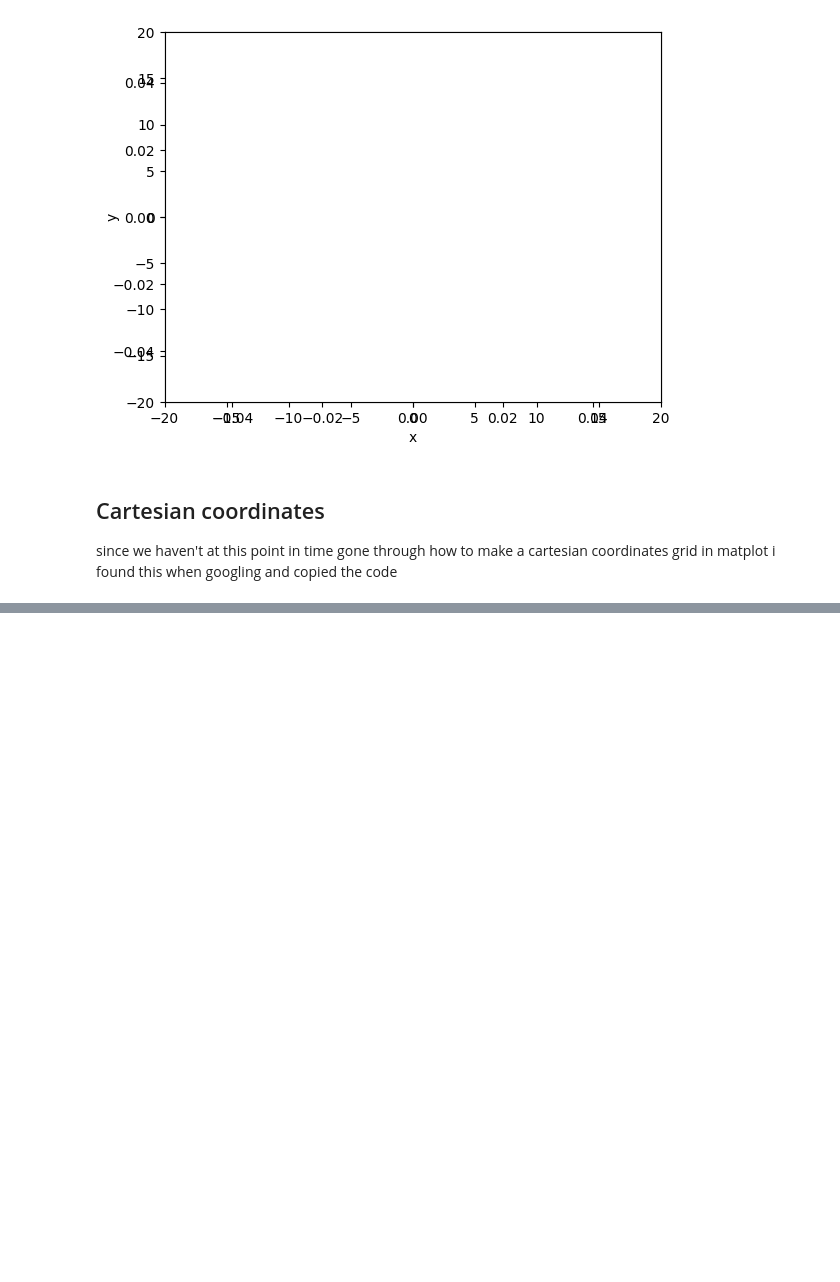
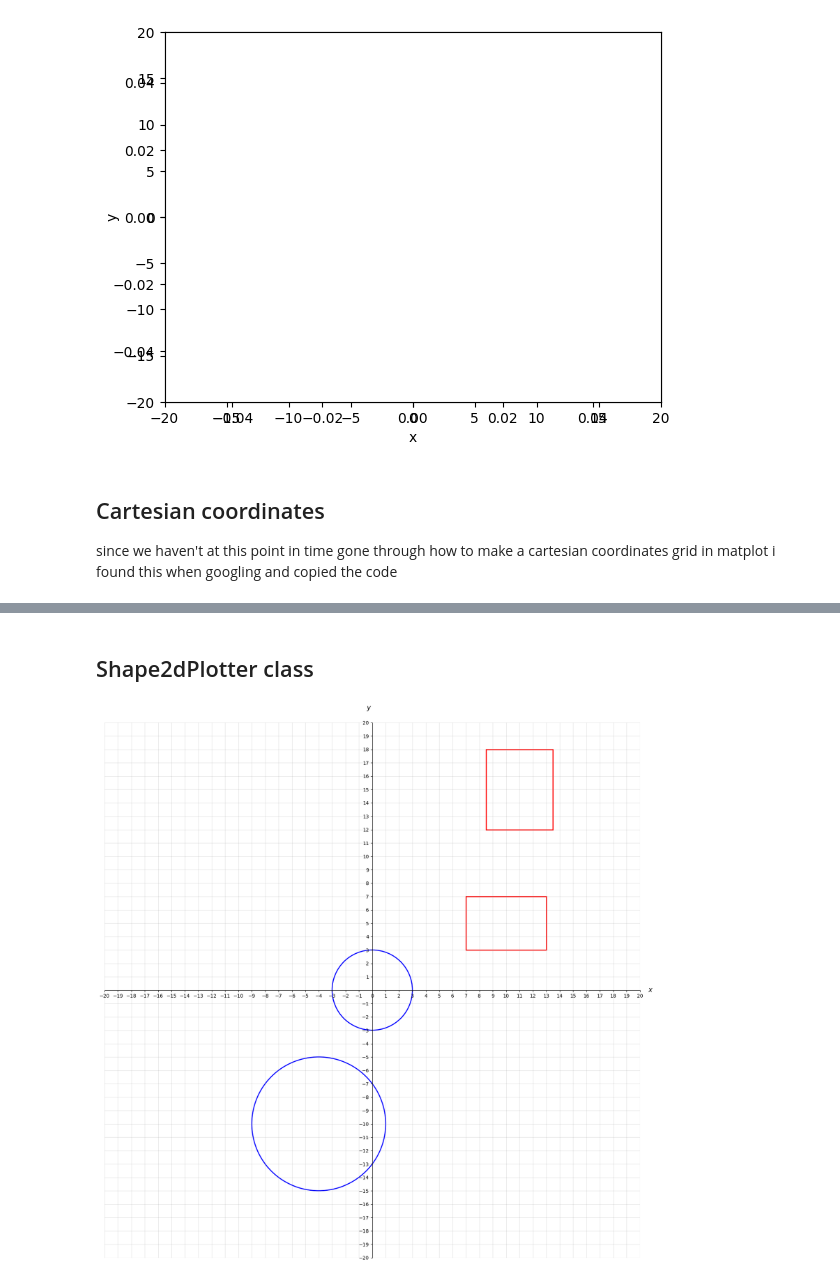
Before and after one commit to FellanNokes/lab_2_Felix_Kjellberg, a Jupyter notebook: manual_test.ipynb, the cells around one changed output, grey strips where cells are left out. Cells and saved outputs as stored; diff of their text form; code cells hidden in the pictures; blank space fills up the shorter version.

Commit message:
added plot to the shaped2dPlotter class so it can now plot a grid of selcted size and shapes

```diff
--- a/manual_test.ipynb
+++ b/manual_test.ipynb
@@ -148,0 +149,17 @@ ax.add_patch(s2dplt.plot_circle(circle2))
+# %% [markdown]
+## Shape2dPlotter class
+# %%
+from shape2dplotter import Shape2dPlotter
+from rectangle import Rectangle
+from circle import Circle
+
+circle1 = Circle(0,0,3)
+circle2 = Circle(-4,-10, 5)
+rectangle1 = Rectangle(10, 5, 4, 6)
+rectangle2 = Rectangle(11,15, 6 ,5)
+
+plotter = Shape2dPlotter(rectangle1,rectangle2, circle1, circle2)
+
+plotter.plot(20)
+# %% [output]
+[figure, added]
```
Also changed, not shown: parts of 1 cell of this notebook, 1 other file.
